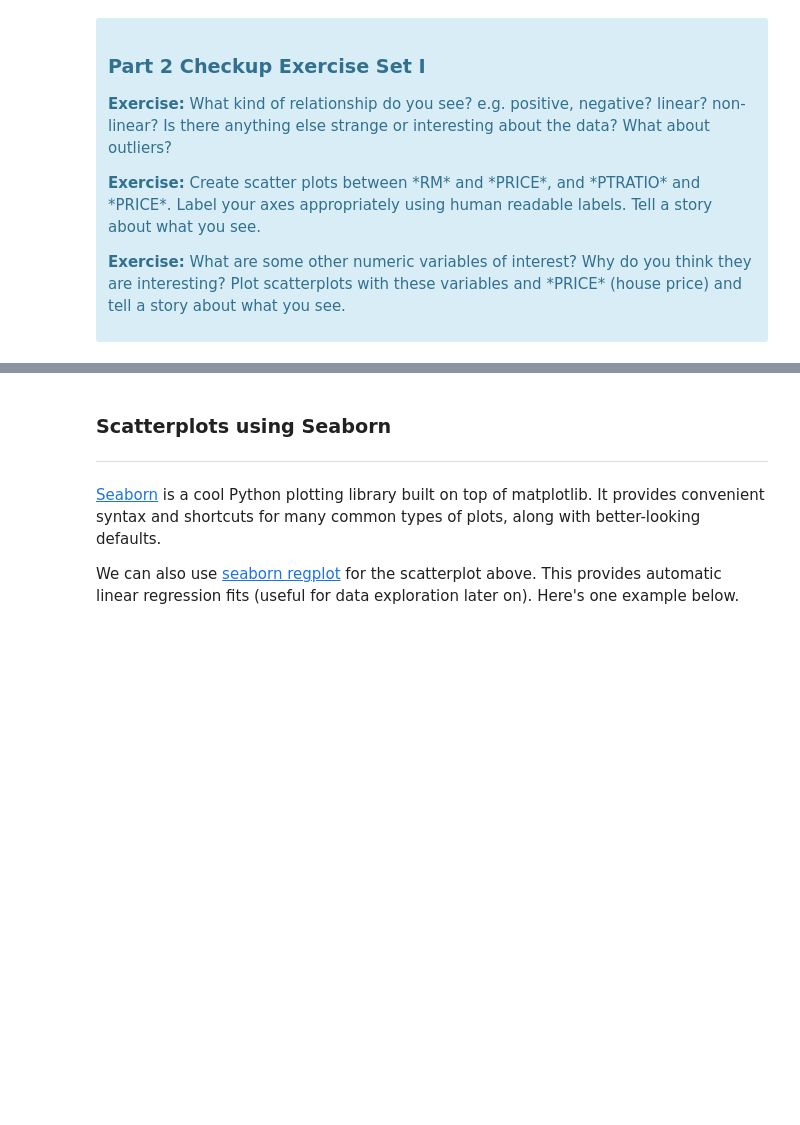
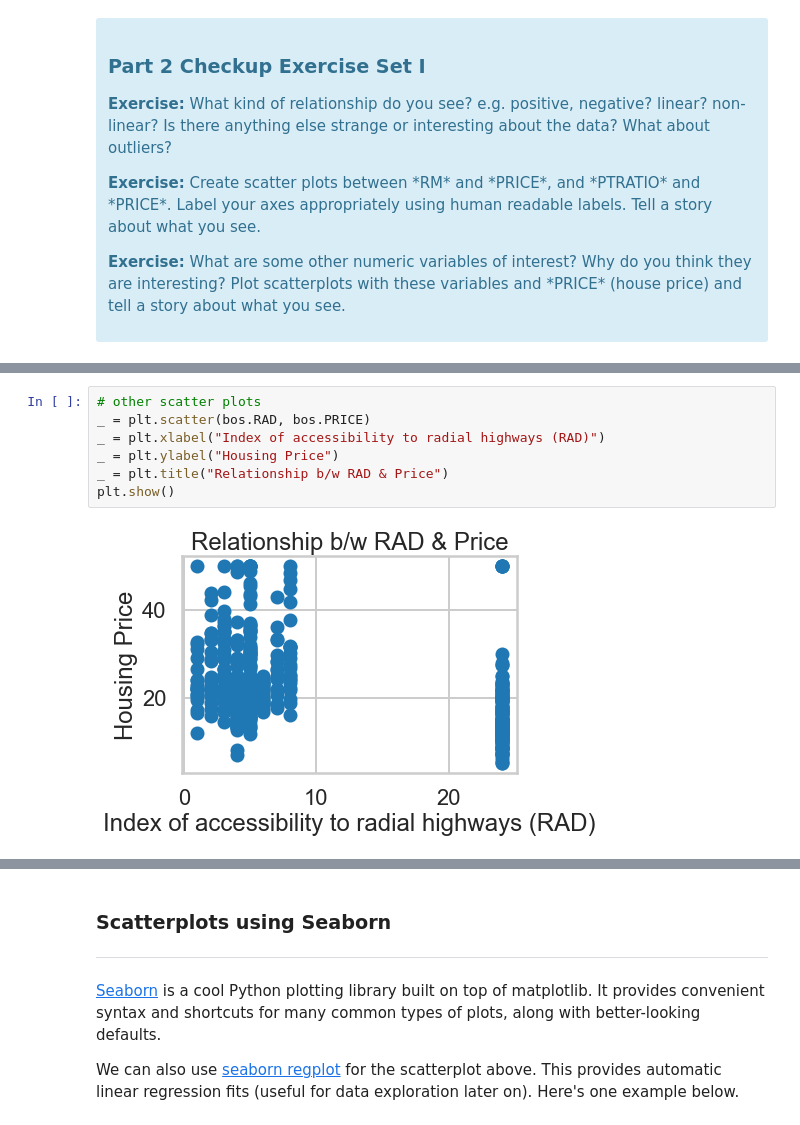
Before and after one commit to sathwikkes/SpringboardWork, a Jupyter notebook: Boston_Housing_linear_regression/linear_regression/Mini_Project_Linear_Regression.ipynb, the cells around one changed output, grey strips where cells are left out. Drawn from its saved outputs; the diff is of its cells as text; blank space fills up the shorter version.

```diff
--- a/Boston_Housing_linear_regression/linear_regression/Mini_Project_Linear_Regression.ipynb
+++ b/Boston_Housing_linear_regression/linear_regression/Mini_Project_Linear_Regression.ipynb
@@ -287,0 +324,9 @@ Text(0.5, 1.0, 'Relationship between CRIM and Price')
+# %%
+# other scatter plots
+_ = plt.scatter(bos.RAD, bos.PRICE)
+_ = plt.xlabel("Index of accessibility to radial highways (RAD)")
+_ = plt.ylabel("Housing Price")
+_ = plt.title("Relationship b/w RAD & Price")
+plt.show()
+# %% [output]
+[figure, added]
```
Also changed, not shown: parts of 79 cells of this notebook.
